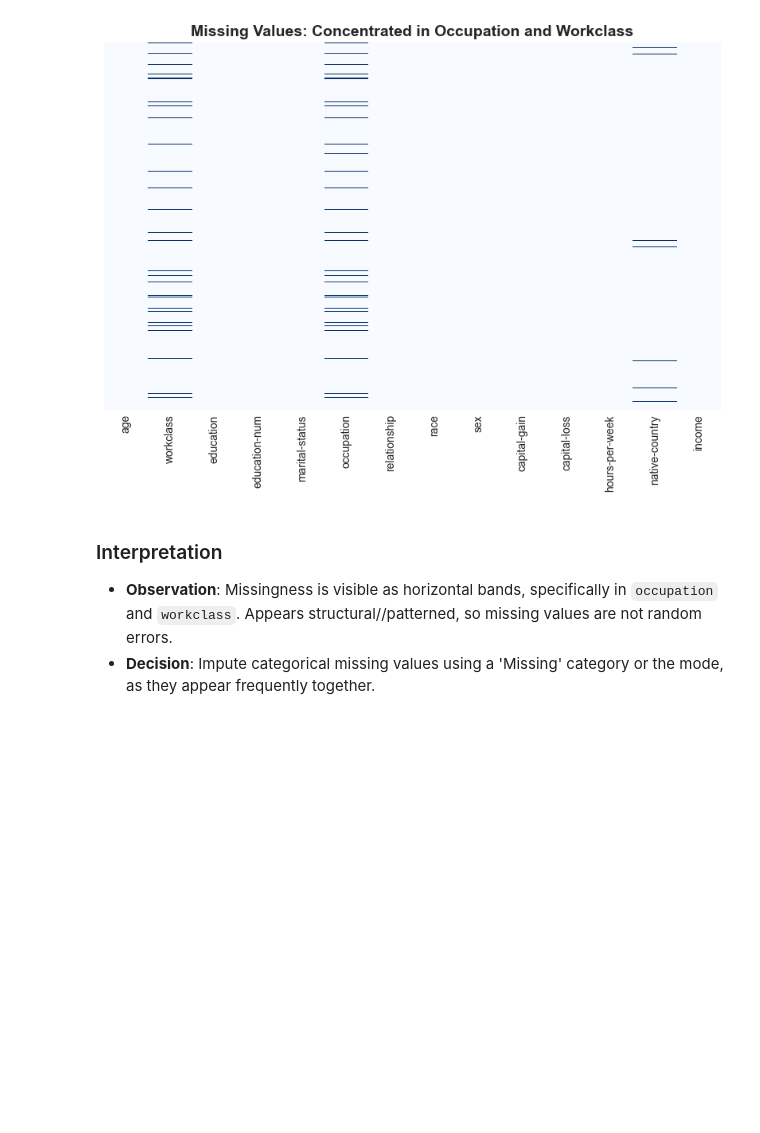
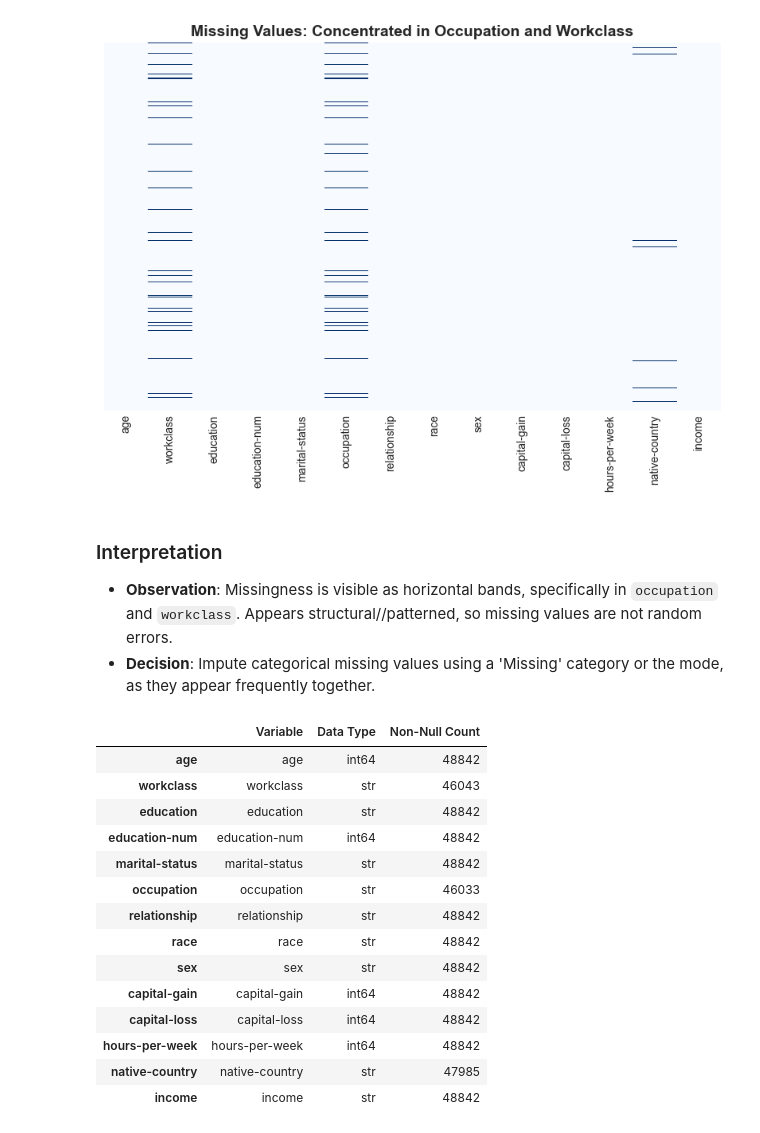
Before and after one commit to BenM10/predictive_income_project, a Jupyter notebook: notebooks/02_eda.ipynb, the cells around one changed output. Drawn from its saved outputs; the diff is of its cells as text; code cells hidden in the pictures; blank space fills up the shorter version.

```diff
--- a/notebooks/02_eda.ipynb
+++ b/notebooks/02_eda.ipynb
@@ -123,3 +123,27 @@ save_and_show("eda_missing_values")
 ### Interpretation
 - **Observation**: Missingness is visible as horizontal bands, specifically in `occupation` and `workclass`. Appears structural//patterned, so missing values are not random errors.
 - **Decision**: Impute categorical missing values using a 'Missing' category or the mode, as they appear frequently together.
+# %%
+summary_table = pd.DataFrame({
+    "Variable": df.columns,
+    "Data Type": df.dtypes.astype(str),
+    "Non-Null Count": df.notnull().sum().values
+})
+
+summary_table
+# %% [output]
+|  | Variable | Data Type | Non-Null Count |
+| age | age | int64 | 48842 |
+| workclass | workclass | str | 46043 |
+| education | education | str | 48842 |
+| education-num | education-num | int64 | 48842 |
+| marital-status | marital-status | str | 48842 |
+| occupation | occupation | str | 46033 |
+| relationship | relationship | str | 48842 |
+| race | race | str | 48842 |
+| sex | sex | str | 48842 |
+| capital-gain | capital-gain | int64 | 48842 |
+| capital-loss | capital-loss | int64 | 48842 |
+| hours-per-week | hours-per-week | int64 | 48842 |
+| native-country | native-country | str | 47985 |
+| income | income | str | 48842 |
```
Also changed, not shown: 3 other files.
